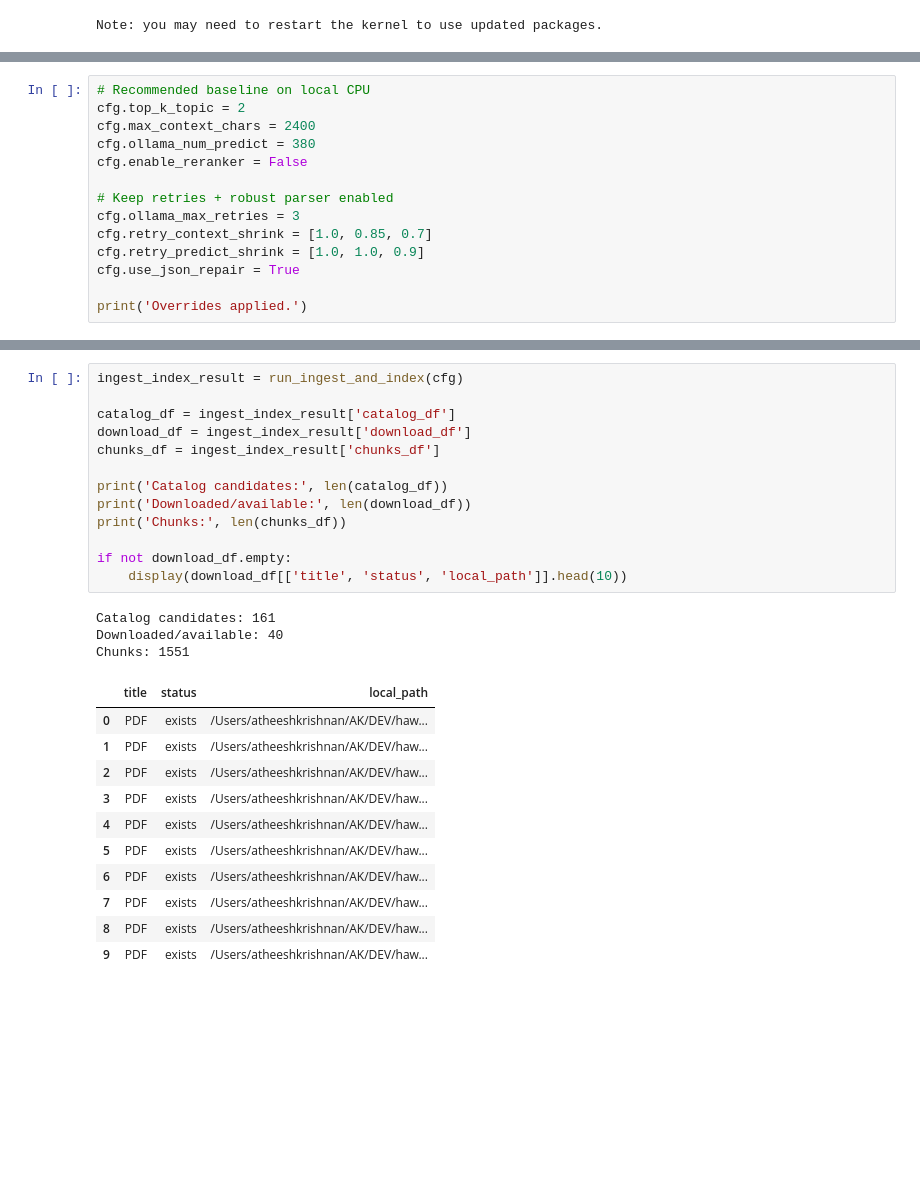
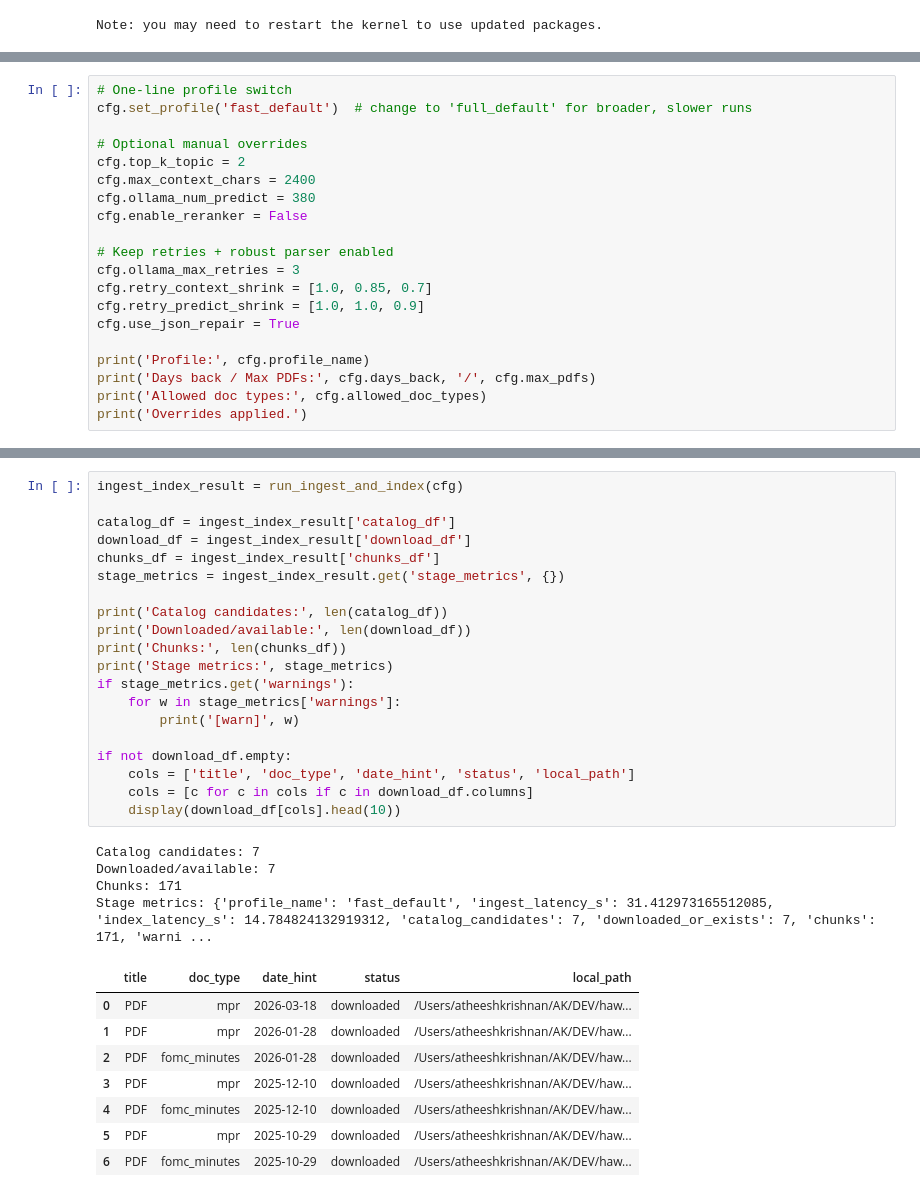
Before and after one commit to atkrish0/hawkdove, a Jupyter notebook: fed_macro_mvp/fed_macro_v2.ipynb, the cells around one changed output, grey strips where cells are left out. Saved outputs shown, nothing was run; the diff lists cells and outputs as text; blank space fills up the shorter version.

```diff
--- a/fed_macro_mvp/fed_macro_v2.ipynb
+++ b/fed_macro_mvp/fed_macro_v2.ipynb
@@ -30,5 +39,8 @@ Model: llama3:8b
 # %%
-# Recommended baseline on local CPU
+# One-line profile switch
+cfg.set_profile('fast_default')  # change to 'full_default' for broader, slower runs
+
+# Optional manual overrides
 cfg.top_k_topic = 2
 cfg.max_context_chars = 2400
 cfg.ollama_num_predict = 380
@@ -40,5 +52,8 @@ cfg.retry_context_shrink = [1.0, 0.85, 0.7]
 cfg.retry_predict_shrink = [1.0, 1.0, 0.9]
 cfg.use_json_repair = True
 
+print('Profile:', cfg.profile_name)
+print('Days back / Max PDFs:', cfg.days_back, '/', cfg.max_pdfs)
+print('Allowed doc types:', cfg.allowed_doc_types)
 print('Overrides applied.')
 # %% [output]
@@ -48,30 +67,35 @@ Overrides applied.
 # %%
 ingest_index_result = run_ingest_and_index(cfg)
 
 catalog_df = ingest_index_result['catalog_df']
 download_df = ingest_index_result['download_df']
 chunks_df = ingest_index_result['chunks_df']
+stage_metrics = ingest_index_result.get('stage_metrics', {})
 
 print('Catalog candidates:', len(catalog_df))
 print('Downloaded/available:', len(download_df))
 print('Chunks:', len(chunks_df))
+print('Stage metrics:', stage_metrics)
+if stage_metrics.get('warnings'):
+    for w in stage_metrics['warnings']:
+        print('[warn]', w)
 
 if not download_df.empty:
-    display(download_df[['title', 'status', 'local_path']].head(10))
+    cols = ['title', 'doc_type', 'date_hint', 'status', 'local_path']
+    cols = [c for c in cols if c in download_df.columns]
+    display(download_df[cols].head(10))
 # %% [output]
-Catalog candidates: 161
-Downloaded/available: 40
-Chunks: 1551
+Catalog candidates: 7
+Downloaded/available: 7
+Chunks: 171
+Stage metrics: {'profile_name': 'fast_default', 'ingest_latency_s': 31.412973165512085, 'index_latency_s': 14.784824132919312, 'catalog_candidates': 7, 'downloaded_or_exists': 7, 'chunks': 171, 'warni ...
-|  | title | status | local_path |
-| 0 | PDF | exists | /Users/atheeshkrishnan/AK/DEV/haw... |
-| 1 | PDF | exists | /Users/atheeshkrishnan/AK/DEV/haw... |
-| 2 | PDF | exists | /Users/atheeshkrishnan/AK/DEV/haw... |
-| 3 | PDF | exists | /Users/atheeshkrishnan/AK/DEV/haw... |
-| 4 | PDF | exists | /Users/atheeshkrishnan/AK/DEV/haw... |
-| 5 | PDF | exists | /Users/atheeshkrishnan/AK/DEV/haw... |
-| 6 | PDF | exists | /Users/atheeshkrishnan/AK/DEV/haw... |
-| 7 | PDF | exists | /Users/atheeshkrishnan/AK/DEV/haw... |
-| 8 | PDF | exists | /Users/atheeshkrishnan/AK/DEV/haw... |
-| 9 | PDF | exists | /Users/atheeshkrishnan/AK/DEV/haw... |
+|  | title | doc_type | date_hint | status | local_path |
+| 0 | PDF | mpr | 2026-03-18 | downloaded | /Users/atheeshkrishnan/AK/DEV/haw... |
+| 1 | PDF | mpr | 2026-01-28 | downloaded | /Users/atheeshkrishnan/AK/DEV/haw... |
+| 2 | PDF | fomc_minutes | 2026-01-28 | downloaded | /Users/atheeshkrishnan/AK/DEV/haw... |
+| 3 | PDF | mpr | 2025-12-10 | downloaded | /Users/atheeshkrishnan/AK/DEV/haw... |
+| 4 | PDF | fomc_minutes | 2025-12-10 | downloaded | /Users/atheeshkrishnan/AK/DEV/haw... |
+| 5 | PDF | mpr | 2025-10-29 | downloaded | /Users/atheeshkrishnan/AK/DEV/haw... |
+| 6 | PDF | fomc_minutes | 2025-10-29 | downloaded | /Users/atheeshkrishnan/AK/DEV/haw... |
 # %% [markdown]
 ## 4) Macro analysis
```
Also changed, not shown: parts of 10 cells of this notebook, 34 other files.
